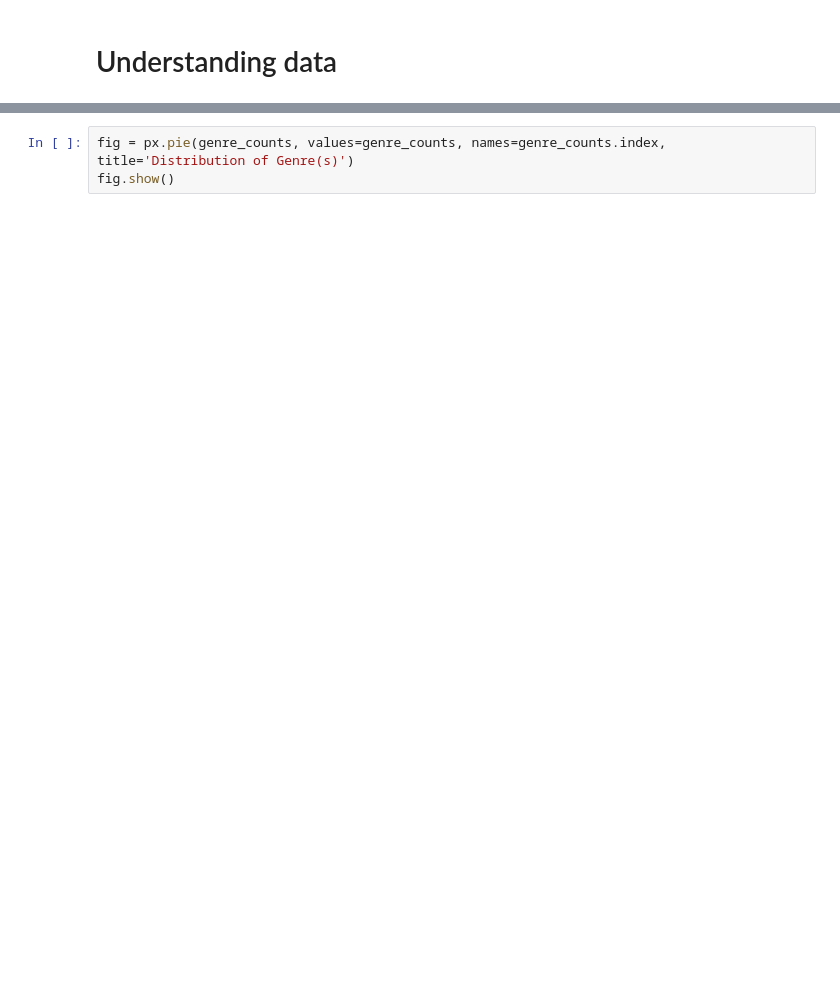
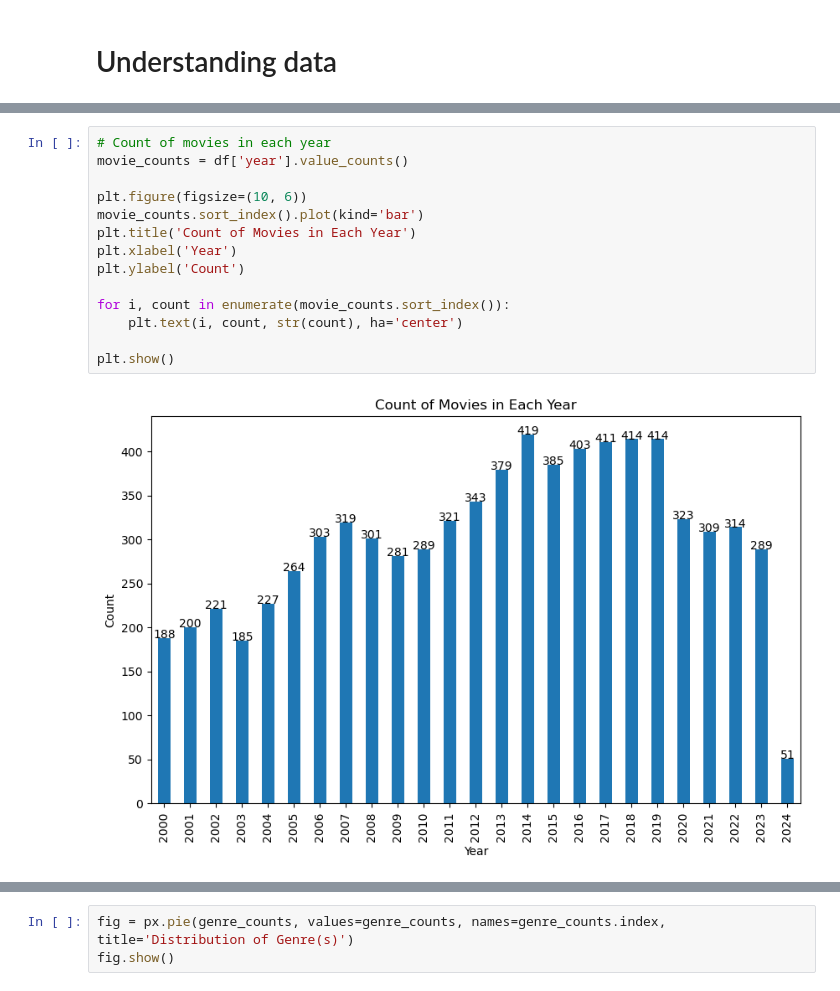
Before and after one commit to HemantRajSingh/MovieMatch, a Jupyter notebook: notebooks/exploratory_data_analysis.ipynb, the cells around one changed output, grey strips where cells are left out. Cells and saved outputs as stored; diff of their text form; blank space fills up the shorter version.

```diff
--- a/notebooks/exploratory_data_analysis.ipynb
+++ b/notebooks/exploratory_data_analysis.ipynb
@@ -171,0 +111,16 @@ dtype: int64
+# %%
+# Count of movies in each year
+movie_counts = df['year'].value_counts()
+
+plt.figure(figsize=(10, 6))
+movie_counts.sort_index().plot(kind='bar')
+plt.title('Count of Movies in Each Year')
+plt.xlabel('Year')
+plt.ylabel('Count')
+
+for i, count in enumerate(movie_counts.sort_index()):
+    plt.text(i, count, str(count), ha='center')
+
+plt.show()
+# %% [output]
+[figure, added]
```
Also changed, not shown: parts of 52 cells of this notebook, 1 other file.
